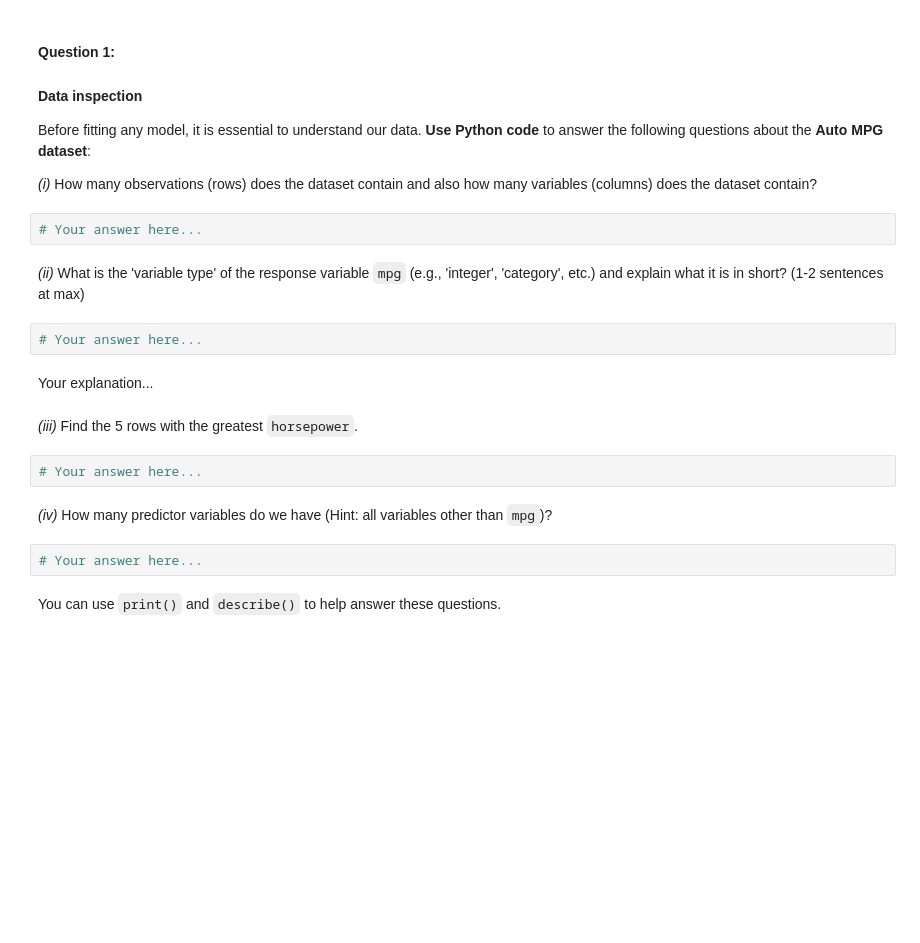
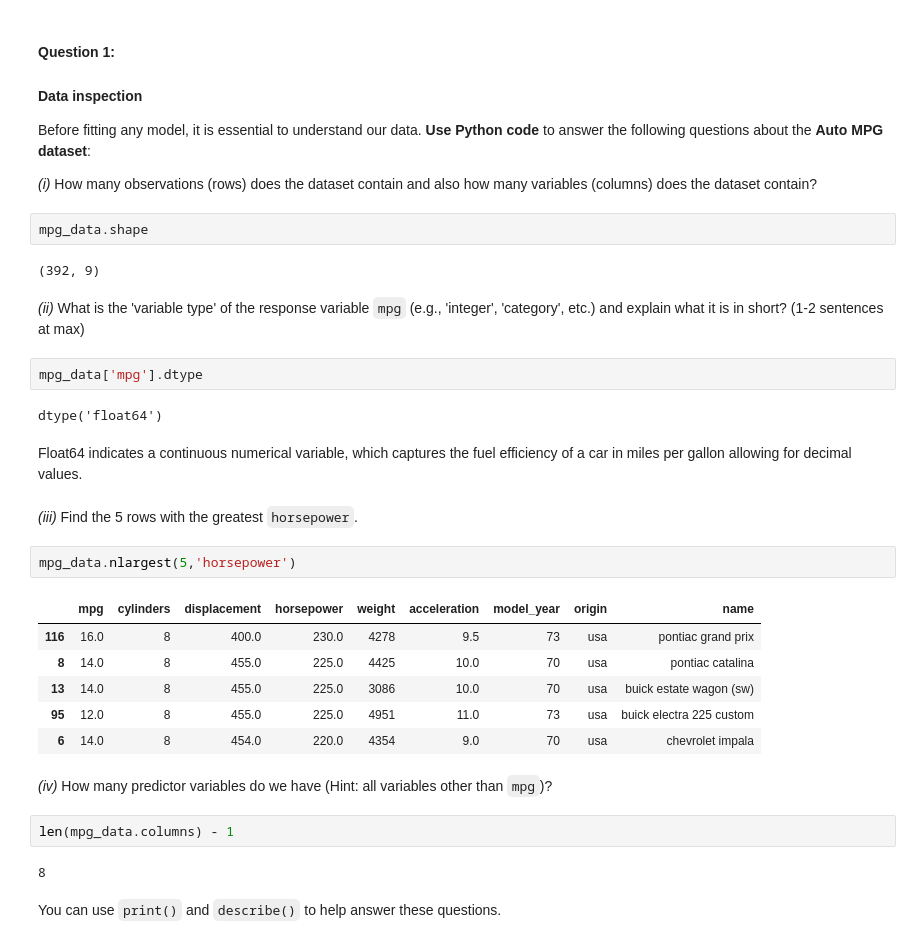
Before and after one commit to zaahmad5/LCR, a Jupyter notebook: 02_activities/assignments/assignment_2.ipynb, the cells around one changed output. Drawn from its saved outputs; the diff is of its cells as text; blank space fills up the shorter version.

```diff
--- a/02_activities/assignments/assignment_2.ipynb
+++ b/02_activities/assignments/assignment_2.ipynb
@@ -39,21 +46,34 @@ Before fitting any model, it is essential to understand our data. **Use Python c
 
 _(i)_ How many observations (rows) does the dataset contain and also how many variables (columns) does the dataset contain?
 # %%
-# Your answer here...
+mpg_data.shape
+# %% [output]
+(392, 9)
 # %% [markdown]
 _(ii)_ What is the 'variable type' of the response variable `mpg` (e.g., 'integer', 'category', etc.) and explain what it is in short? (1-2 sentences at max)
 # %%
-# Your answer here...
+mpg_data['mpg'].dtype
+# %% [output]
+dtype('float64')
 # %% [markdown]
-Your explanation...
+Float64 indicates a continuous numerical variable, which captures the fuel efficiency of a car in miles per gallon allowing for decimal values.
 # %% [markdown]
 _(iii)_ Find the 5 rows with the greatest `horsepower`.
 # %%
-# Your answer here...
+mpg_data.nlargest(5,'horsepower')
+# %% [output]
+|  | mpg | cylinders | displacement | horsepower | weight | acceleration | model_year | origin | name |
+| 116 | 16.0 | 8 | 400.0 | 230.0 | 4278 | 9.5 | 73 | usa | pontiac grand prix |
+| 8 | 14.0 | 8 | 455.0 | 225.0 | 4425 | 10.0 | 70 | usa | pontiac catalina |
+| 13 | 14.0 | 8 | 455.0 | 225.0 | 3086 | 10.0 | 70 | usa | buick estate wagon (sw) |
+| 95 | 12.0 | 8 | 455.0 | 225.0 | 4951 | 11.0 | 73 | usa | buick electra 225 custom |
+| 6 | 14.0 | 8 | 454.0 | 220.0 | 4354 | 9.0 | 70 | usa | chevrolet impala |
 # %% [markdown]
 _(iv)_ How many predictor variables do we have (Hint: all variables other than `mpg`)?
 # %%
-# Your answer here...
+len(mpg_data.columns) - 1
+# %% [output]
+8
 # %% [markdown]
 You can use `print()` and `describe()` to help answer these questions.
 # %% [markdown]
```
Also changed, not shown: parts of 8 cells of this notebook.
